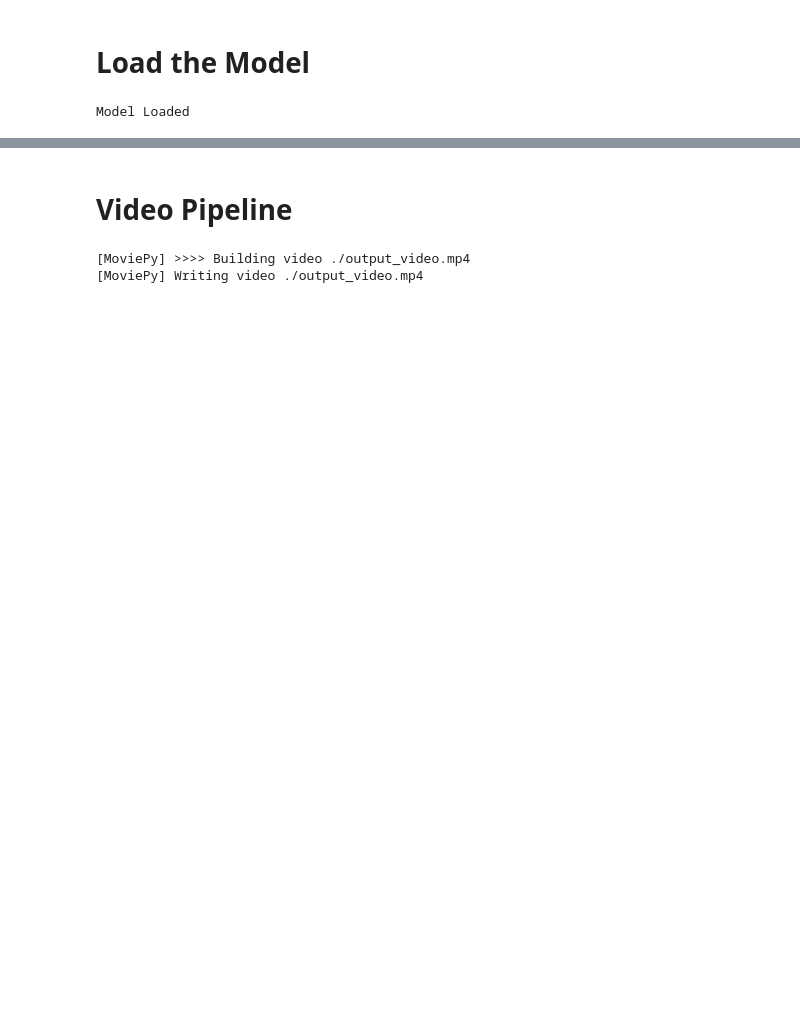
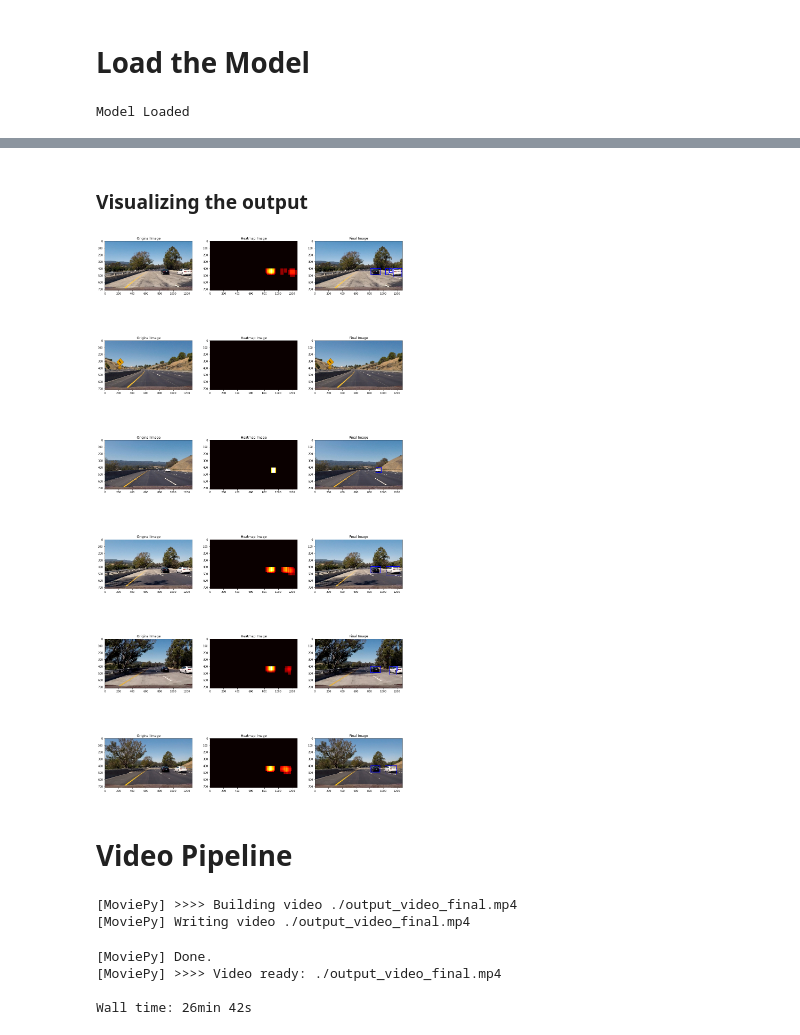
Before and after one commit to AZEngaria/CarND-P5-ObjectDetection, a Jupyter notebook: P5-VehicleObjectDetection.ipynb, the cells around one changed output, grey strips where cells are left out. Drawn from its saved outputs; the diff is of its cells as text; code cells hidden in the pictures; blank space fills up the shorter version.

```diff
--- a/P5-VehicleObjectDetection.ipynb
+++ b/P5-VehicleObjectDetection.ipynb
@@ -468,3 +681,24 @@ fig.tight_layout()
+# %% [markdown]
+### Visualizing the output
+# %%
+test_images = glob.glob('./test_images/*.jpg')
+
+f, axes= plt.subplots(6,3, figsize=(20,40))
+
+for index,image in enumerate(test_images):
+    image = cv2.imread(image)
+    image = cv2.cvtColor(image,cv2.COLOR_BGR2RGB)
+    finalPic,heatmap = testPipline(image)
+    axes[index,0].imshow(image)
+    axes[index,0].set_title("Original Image")
+    axes[index,1].imshow(heatmap,cmap='hot')
+    axes[index,1].set_title("Heatmap Image")
+    axes[index,2].imshow(finalPic)
+    axes[index,2].set_title("Final Image")
+
+f.savefig('./output_images/testResults.png')
+# %% [output]
+[figure, added]
 # %% [markdown]
 # Video Pipeline
 # %%
@@ -504,13 +762,17 @@ def detectCars(image):
 # %%
-output_video = './output_video.mp4'
+output_video = './output_video_final.mp4'
 
 clip1 = VideoFileClip("project_video.mp4")
 
-video_clip = clip1.fl_image(detectCars).subclip(0,5)
+video_clip = clip1.fl_image(videoPipeline)
 %time video_clip.write_videofile(output_video, audio=False)
 # %% [output]
-[MoviePy] >>>> Building video ./output_video.mp4
-[MoviePy] Writing video ./output_video.mp4
+[MoviePy] >>>> Building video ./output_video_final.mp4
+[MoviePy] Writing video ./output_video_final.mp4
+[MoviePy] Done.
+[MoviePy] >>>> Video ready: ./output_video_final.mp4
+
+Wall time: 26min 42s
 # %%
 HTML("""
 <video width="960" height="540" controls>
```
Also changed, not shown: parts of 24 cells of this notebook.
